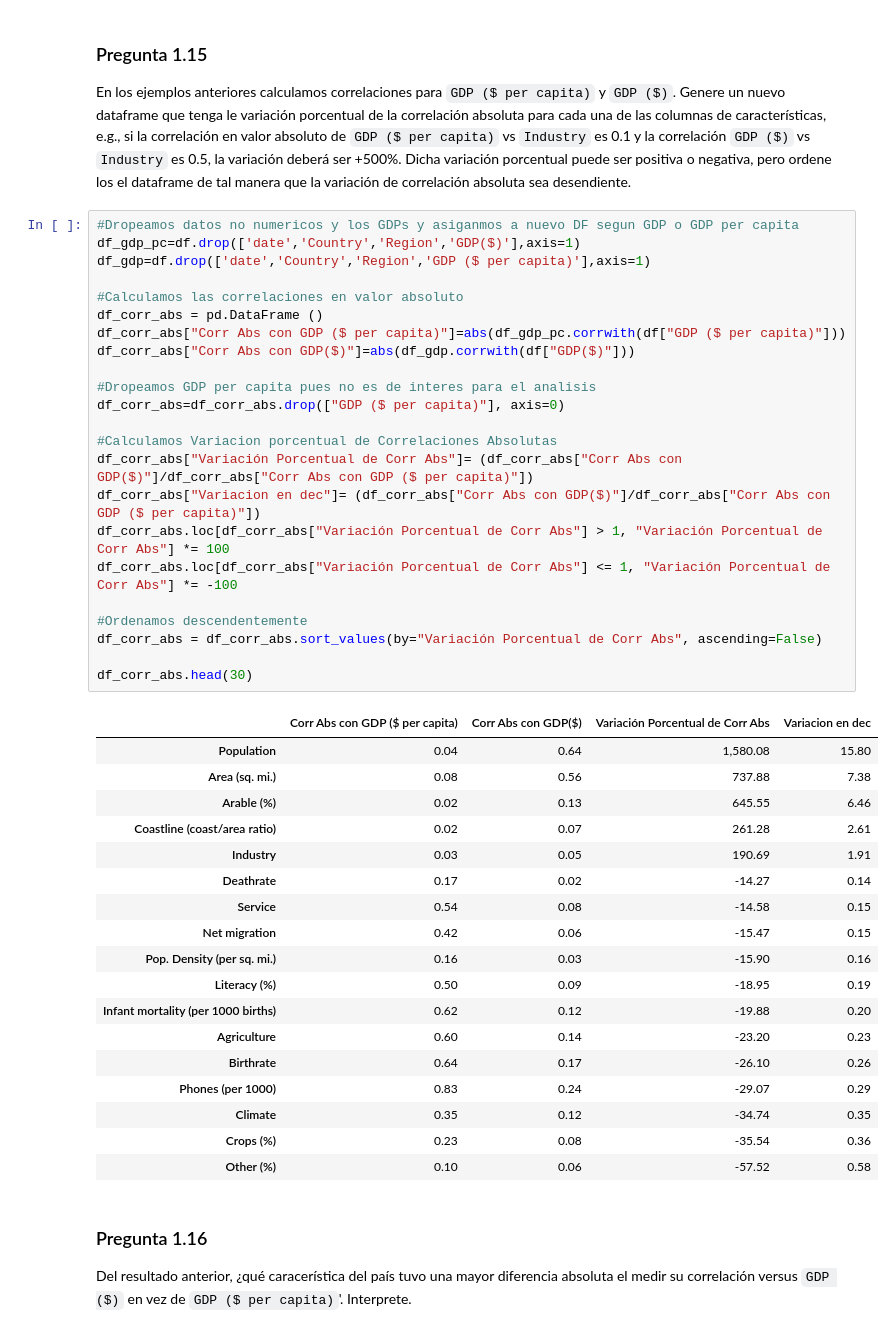
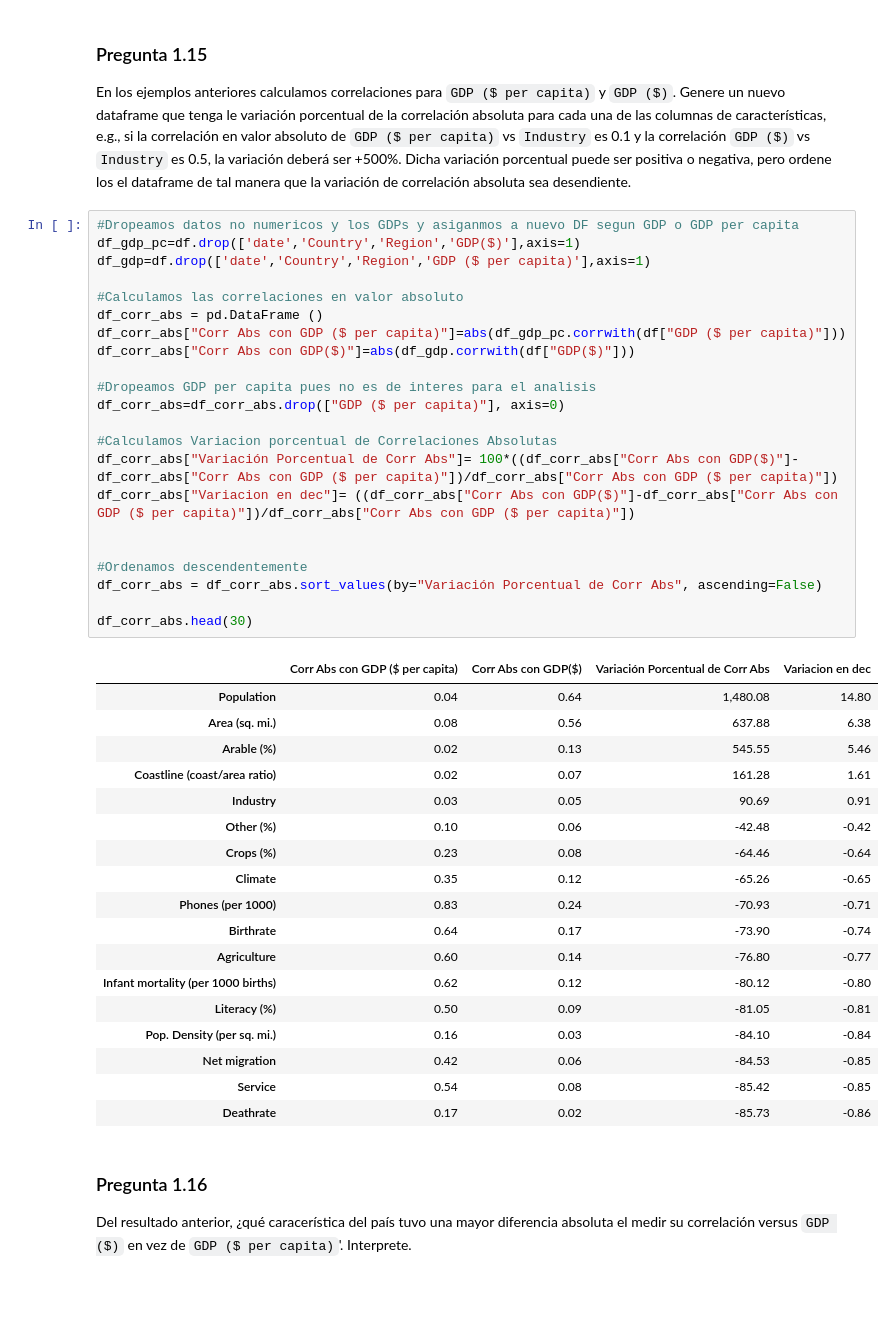
Before and after one commit to fabelo4/AMLE-2025, a Jupyter notebook: Tarea 1.ipynb, the cells around one changed output. Saved outputs shown, nothing was run; the diff lists cells and outputs as text; blank space fills up the shorter version.

```diff
--- a/Tarea 1.ipynb
+++ b/Tarea 1.ipynb
@@ -620,45 +620,44 @@ En los ejemplos anteriores calculamos correlaciones para `GDP ($ per capita)` y
 # %%
 #Dropeamos datos no numericos y los GDPs y asiganmos a nuevo DF segun GDP o GDP per capita
 df_gdp_pc=df.drop(['date','Country','Region','GDP($)'],axis=1)
 df_gdp=df.drop(['date','Country','Region','GDP ($ per capita)'],axis=1)
 
 #Calculamos las correlaciones en valor absoluto
 df_corr_abs = pd.DataFrame ()
 df_corr_abs["Corr Abs con GDP ($ per capita)"]=abs(df_gdp_pc.corrwith(df["GDP ($ per capita)"]))
 df_corr_abs["Corr Abs con GDP($)"]=abs(df_gdp.corrwith(df["GDP($)"]))
 
 #Dropeamos GDP per capita pues no es de interes para el analisis
 df_corr_abs=df_corr_abs.drop(["GDP ($ per capita)"], axis=0)
 
 #Calculamos Variacion porcentual de Correlaciones Absolutas
-df_corr_abs["Variación Porcentual de Corr Abs"]= (df_corr_abs["Corr Abs con GDP($)"]/df_corr_abs["Corr Abs con GDP ($ per capita)"])
-df_corr_abs["Variacion en dec"]= (df_corr_abs["Corr Abs con GDP($)"]/df_corr_abs["Corr Abs con GDP ($ per capita)"])
-df_corr_abs.loc[df_corr_abs["Variación Porcentual de Corr Abs"] > 1, "Variación Porcentual de Corr Abs"] *= 100
-df_corr_abs.loc[df_corr_abs["Variación Porcentual de Corr Abs"] <= 1, "Variación Porcentual de Corr Abs"] *= -100
+df_corr_abs["Variación Porcentual de Corr Abs"]= 100*((df_corr_abs["Corr Abs con GDP($)"]-df_corr_abs["Corr Abs con GDP ($ per capita)"])/df_corr_abs["Corr Abs con GDP ($ per capita)"])
+df_corr_abs["Variacion en dec"]= ((df_corr_abs["Corr Abs con GDP($)"]-df_corr_abs["Corr Abs con GDP ($ per capita)"])/df_corr_abs["Corr Abs con GDP ($ per capita)"])
+
 
 #Ordenamos descendentemente
 df_corr_abs = df_corr_abs.sort_values(by="Variación Porcentual de Corr Abs", ascending=False)
 
 df_corr_abs.head(30)
 # %% [output]
 |  | Corr Abs con GDP ($ per capita) | Corr Abs con GDP($) | Variación Porcentual de Corr Abs | Variacion en dec |
-| Population | 0.04 | 0.64 | 1,580.08 | 15.80 |
-| Area (sq. mi.) | 0.08 | 0.56 | 737.88 | 7.38 |
-| Arable (%) | 0.02 | 0.13 | 645.55 | 6.46 |
-| Coastline (coast/area ratio) | 0.02 | 0.07 | 261.28 | 2.61 |
-| Industry | 0.03 | 0.05 | 190.69 | 1.91 |
-| Deathrate | 0.17 | 0.02 | -14.27 | 0.14 |
-| Service | 0.54 | 0.08 | -14.58 | 0.15 |
-| Net migration | 0.42 | 0.06 | -15.47 | 0.15 |
-| Pop. Density (per sq. mi.) | 0.16 | 0.03 | -15.90 | 0.16 |
-| Literacy (%) | 0.50 | 0.09 | -18.95 | 0.19 |
-| Infant mortality (per 1000 births) | 0.62 | 0.12 | -19.88 | 0.20 |
-| Agriculture | 0.60 | 0.14 | -23.20 | 0.23 |
-| Birthrate | 0.64 | 0.17 | -26.10 | 0.26 |
-| Phones (per 1000) | 0.83 | 0.24 | -29.07 | 0.29 |
-| Climate | 0.35 | 0.12 | -34.74 | 0.35 |
-| Crops (%) | 0.23 | 0.08 | -35.54 | 0.36 |
-| Other (%) | 0.10 | 0.06 | -57.52 | 0.58 |
+| Population | 0.04 | 0.64 | 1,480.08 | 14.80 |
+| Area (sq. mi.) | 0.08 | 0.56 | 637.88 | 6.38 |
+| Arable (%) | 0.02 | 0.13 | 545.55 | 5.46 |
+| Coastline (coast/area ratio) | 0.02 | 0.07 | 161.28 | 1.61 |
+| Industry | 0.03 | 0.05 | 90.69 | 0.91 |
+| Other (%) | 0.10 | 0.06 | -42.48 | -0.42 |
+| Crops (%) | 0.23 | 0.08 | -64.46 | -0.64 |
+| Climate | 0.35 | 0.12 | -65.26 | -0.65 |
+| Phones (per 1000) | 0.83 | 0.24 | -70.93 | -0.71 |
+| Birthrate | 0.64 | 0.17 | -73.90 | -0.74 |
+| Agriculture | 0.60 | 0.14 | -76.80 | -0.77 |
+| Infant mortality (per 1000 births) | 0.62 | 0.12 | -80.12 | -0.80 |
+| Literacy (%) | 0.50 | 0.09 | -81.05 | -0.81 |
+| Pop. Density (per sq. mi.) | 0.16 | 0.03 | -84.10 | -0.84 |
+| Net migration | 0.42 | 0.06 | -84.53 | -0.85 |
+| Service | 0.54 | 0.08 | -85.42 | -0.85 |
+| Deathrate | 0.17 | 0.02 | -85.73 | -0.86 |
 # %% [markdown]
 ### Pregunta 1.16
 
```
Also changed, not shown: parts of 2 cells of this notebook.
